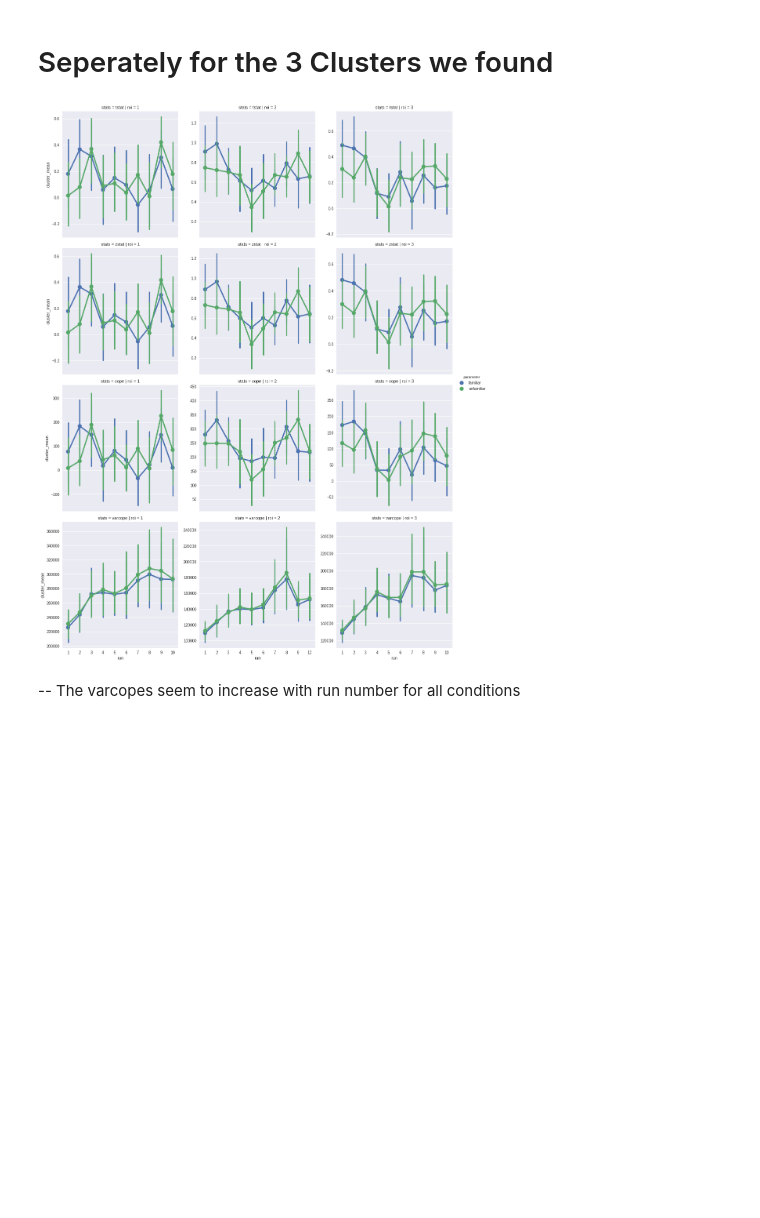
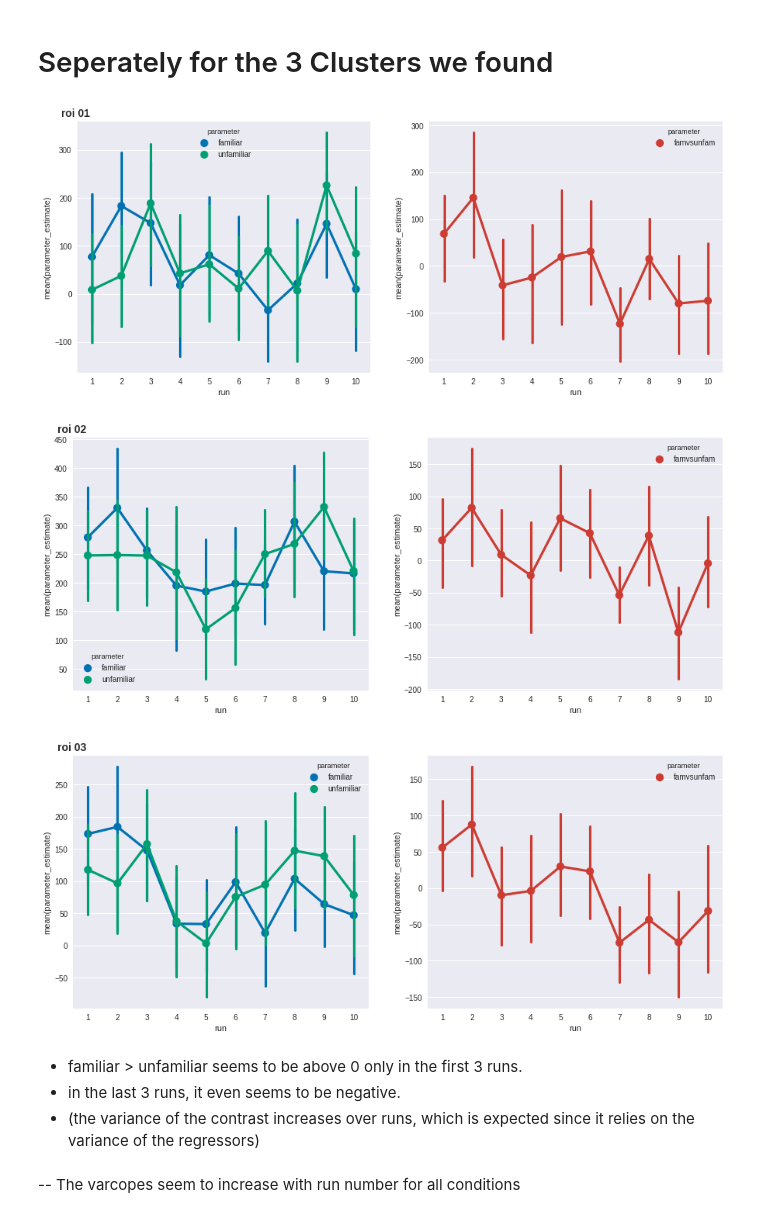
Before and after one commit to oliver-contier/famface-temporal-dynamics, a Jupyter notebook: notebooks/plot_mean_betas.ipynb, the cells around one changed output. Cells and saved outputs as stored; diff of their text form; code cells hidden in the pictures; blank space fills up the shorter version.

```diff
--- a/notebooks/plot_mean_betas.ipynb
+++ b/notebooks/plot_mean_betas.ipynb
@@ -97,14 +108,53 @@ ax_av = sns.factorplot('run', hue='parameter', y='cluster_mean',
 # %% [markdown]
 # Seperately for the 3 Clusters we found
+# %%
+# create custom font for figure titles
+default_font = FontProperties()
+title_font = font0.copy()
+title_font.set_weight('bold')
+title_font.set_size(14)
+# %%
+for roi in sorted(set(df_cl.roi.values)):
+
+    # initiating subplots
+    fig, (ax1, ax2) = plt.subplots(ncols=2, sharey=False, figsize=(15,6))
+
+    # plot two columns
+    c1 = sns.factorplot('run', hue='parameter', y='parameter_estimate', ax=ax1, palette='colorblind',
+                        data=df_cl[(df_cl.stats=='cope') & (df_cl.roi==roi)][(df_cl.parameter == 'familiar') | (df_cl.parameter=='unfamiliar')],
+                        kind='point',
+                        ci=95)
+
+    c2 = sns.factorplot('run', hue='parameter', y='parameter_estimate', ax=ax2, palette=ocred,
+                        data=df_cl[(df_cl.stats=='cope') & (df_cl.roi==roi)][df_cl.parameter == 'famvsunfam'],
+                        kind='point',
+                        ci=95)
+
+    # add roi number/name in title
+    ax1.title.set_text('roi %02d ' % roi)
+    ax1.title.set_position(xy=[0, 1])
+    ax1.title.set_fontproperties(title_font)
+
+    # close redundent subplots, that are produced for unknown reasons...
+    plt.close(c1.fig)
+    plt.close(c2.fig)
+# %% [output]
+[figure, added]
+[figure, added]
+[figure, added]
+# %% [markdown]
+- familiar > unfamiliar seems to be above 0 only in the first 3 runs.
+- in the last 3 runs, it even seems to be negative.
+- (the variance of the contrast increases over runs, which is expected since it relies on the variance of the regressors)
 # %%
-ax_cl = sns.factorplot('run', hue='parameter', y='cluster_mean',
-                        data=df_cl[(df_cl.parameter == 'familiar') | (df_cl.parameter=='unfamiliar')],
-                        kind='point', size=5,
-                        col='roi', row='stats',
-                        sharex=True, sharey=False,
-                        ci=95)
+## old layout: stats and rois in rows and columns
+
+#ax_cl = sns.factorplot('run', hue='parameter', y='cluster_mean',
+#                        data=df_cl[(df_cl.parameter == 'familiar') | (df_cl.parameter=='unfamiliar')],
+#                        kind='point', size=5,
+#                        col='roi', row='stats',
+#                        sharex=True, sharey=False,
+#                        ci=95)
-# %% [output]
-[figure, removed]
 # %% [markdown]
 -- The varcopes seem to increase with run number for all conditions
 # %% [markdown]
```
Also changed, not shown: parts of 17 cells of this notebook.
